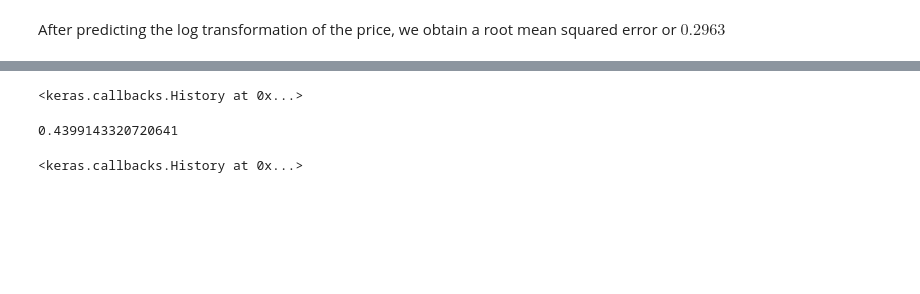
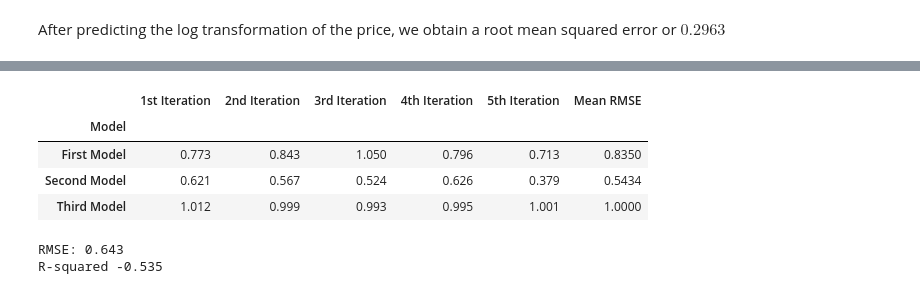
Before and after one commit to kasenteoh/Real-Estate-Prediction, a Jupyter notebook: COGS109-Final.ipynb, the cells around one changed output, grey strips where cells are left out. Drawn from its saved outputs; the diff is of its cells as text; code cells hidden in the pictures; blank space fills up the shorter version.

```diff
--- a/COGS109-Final.ipynb
+++ b/COGS109-Final.ipynb
@@ -282 +356,27 @@ for i in ['view', 'grade', 'condition']:
+# %%
+first = []
+second = []
+third = []
+for i in range(5):
+    first.append(str(first_rmse[i]) + ' (' + str(first_r[i]) + ')')
+    second.append(str(second_rmse[i]) + ' (' + str(second_r[i]) + ')')
+    third.append(str(third_rmse[i]) + ' (' + str(third_r[i]) + ')')
+
+first.append(first_rmse[-1])
+second.append(second_rmse[-1])
+third.append(third_rmse[-1])
+
+kf_df2 = pd.DataFrame([first_rmse, second_rmse, third_rmse], columns = ['1st Iteration', '2nd Iteration', \
+                                                    '3rd Iteration', '4th Iteration', '5th Iteration', 'Mean RMSE'])
+
+kf_df2['Model'] = ['First Model', 'Second Model', 'Third Model']
+kf_df2.set_index(['Model'], inplace = True)
+kf_df2.to_csv('kf_df.csv', index = True)
+kf_df2
+# %% [output]
+|  | 1st Iteration | 2nd Iteration | 3rd Iteration | 4th Iteration | 5th Iteration | Mean RMSE |
+| Model |  |  |  |  |  |  |
+| First Model | 0.773 | 0.843 | 1.050 | 0.796 | 0.713 | 0.8350 |
+| Second Model | 0.621 | 0.567 | 0.524 | 0.626 | 0.379 | 0.5434 |
+| Third Model | 1.012 | 0.999 | 0.993 | 0.995 | 1.001 | 1.0000 |
 # %%
@@ -302,11 +399,10 @@ model.add(Dense(512, activation = 'relu'))
 model.add(Dense(1, activation = 'linear'))
 model.compile(loss = rmse, optimizer = 'rmsprop', metrics = ['RootMeanSquaredError'])
 
-model.fit(train_x, train_y, batch_size = 32, epochs = 30, validation_split = 0.2, verbose = 0)
+model.fit(train_x, train_y, batch_size = 32, epochs = 15, validation_split = 0.2, verbose = 0)
+prediction = model.predict(test_x)
+print('RMSE:', round(mean_squared_error(test_y, prediction, squared = False), 3))
+print('R-squared', round(r2_score(test_y, prediction), 3))
 # %% [output]
-<keras.callbacks.History at 0x...>
+RMSE: 0.643
+R-squared -0.535
-# %%
-prediction = model.predict(test_x)
-mean_squared_error(test_y, prediction, squared = False)
-# %% [output]
-0.4399143320720641
@@ -322,12 +408,0 @@ test_y = test['price_log']
-# %%
-model = Sequential()
-model.add(Dense(128, input_dim = train_x.shape[1], activation = 'relu'))
-model.add(Dense(256, activation = 'relu'))
-model.add(Dense(512, activation = 'relu'))
-model.add(Dense(512, activation = 'relu'))
-model.add(Dense(1, activation = 'linear'))
-model.compile(loss = rmse, optimizer = 'rmsprop', metrics = ['RootMeanSquaredError'])
-
-model.fit(train_x, train_y, batch_size = 32, epochs = 15, validation_split = 0.2, verbose = 0)
-# %% [output]
-<keras.callbacks.History at 0x...>
```
Also changed, not shown: parts of 12 cells of this notebook.
